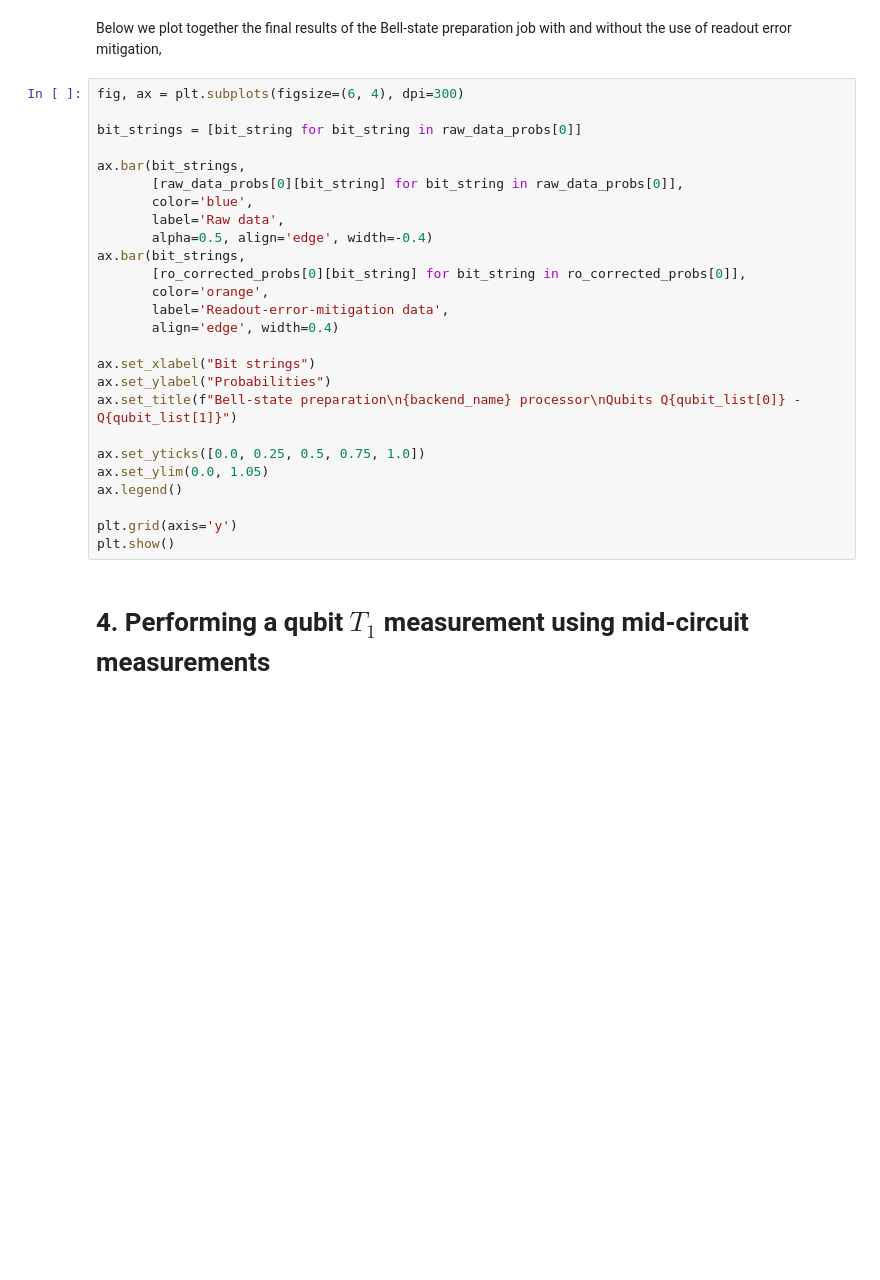
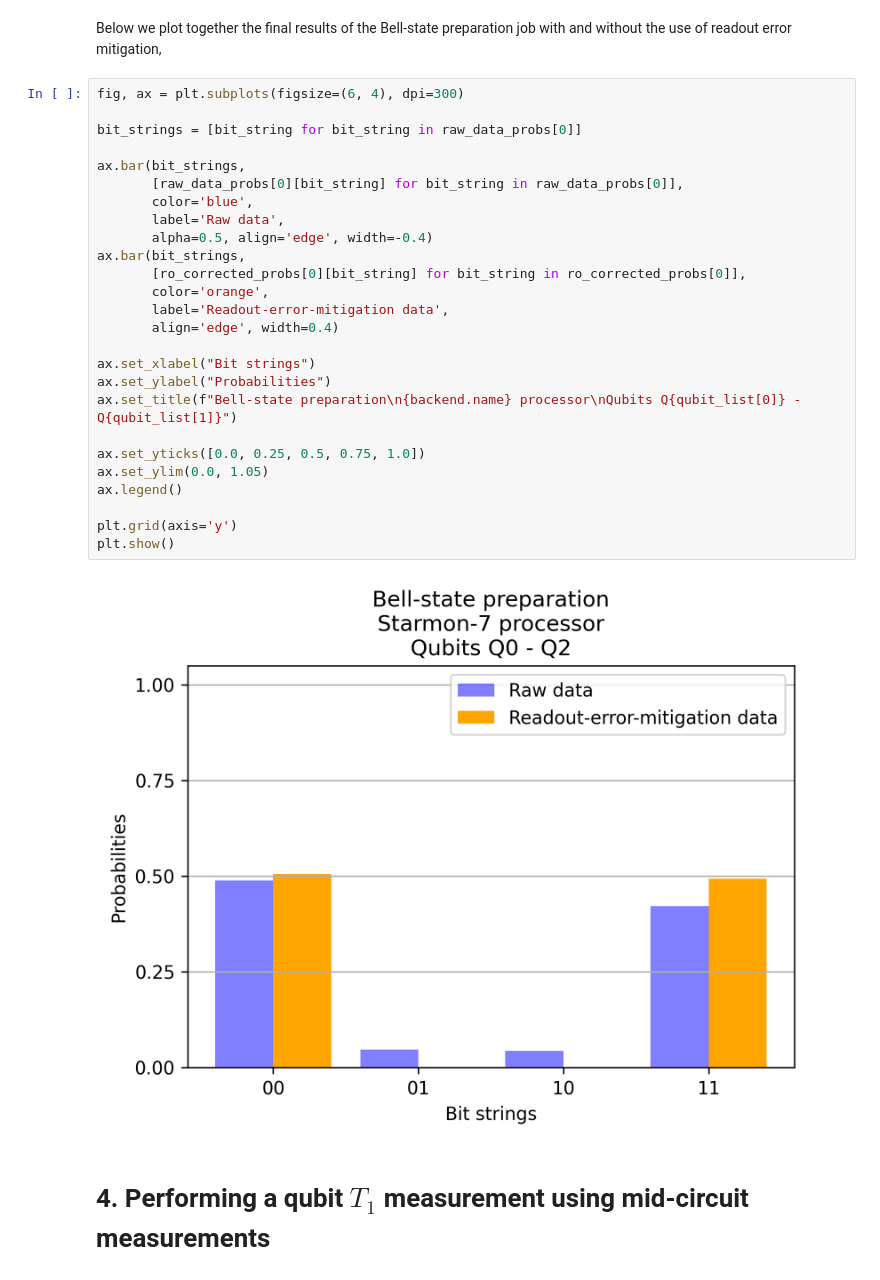
Before and after one commit to DiCarloLab-Delft/QuantumInspireUtilities, a Jupyter notebook: qi_utilities/notebook_guides/0.0_getting_started_tuna_devices.ipynb, the cells around one changed output. Saved outputs shown, nothing was run; the diff lists cells and outputs as text; blank space fills up the shorter version.

```diff
--- a/qi_utilities/notebook_guides/0.0_getting_started_tuna_devices.ipynb
+++ b/qi_utilities/notebook_guides/0.0_getting_started_tuna_devices.ipynb
@@ -231,29 +234,31 @@ Below we plot together the final results of the Bell-state preparation job with
 # %%
 fig, ax = plt.subplots(figsize=(6, 4), dpi=300)
 
 bit_strings = [bit_string for bit_string in raw_data_probs[0]]
 
 ax.bar(bit_strings,
        [raw_data_probs[0][bit_string] for bit_string in raw_data_probs[0]],
        color='blue',
        label='Raw data',
        alpha=0.5, align='edge', width=-0.4)
 ax.bar(bit_strings,
        [ro_corrected_probs[0][bit_string] for bit_string in ro_corrected_probs[0]],
        color='orange',
        label='Readout-error-mitigation data',
        align='edge', width=0.4)
 
 ax.set_xlabel("Bit strings")
 ax.set_ylabel("Probabilities")
-ax.set_title(f"Bell-state preparation\n{backend_name} processor\nQubits Q{qubit_list[0]} - Q{qubit_list[1]}")
+ax.set_title(f"Bell-state preparation\n{backend.name} processor\nQubits Q{qubit_list[0]} - Q{qubit_list[1]}")
 
 ax.set_yticks([0.0, 0.25, 0.5, 0.75, 1.0])
 ax.set_ylim(0.0, 1.05)
 ax.legend()
 
 plt.grid(axis='y')
 plt.show()
+# %% [output]
+[figure, added]
 # %% [markdown]
 # 4. Performing a qubit $T_1$ measurement using mid-circuit measurements
 # %% [markdown]
```
Also changed, not shown: parts of 33 cells of this notebook, 4 other files.
